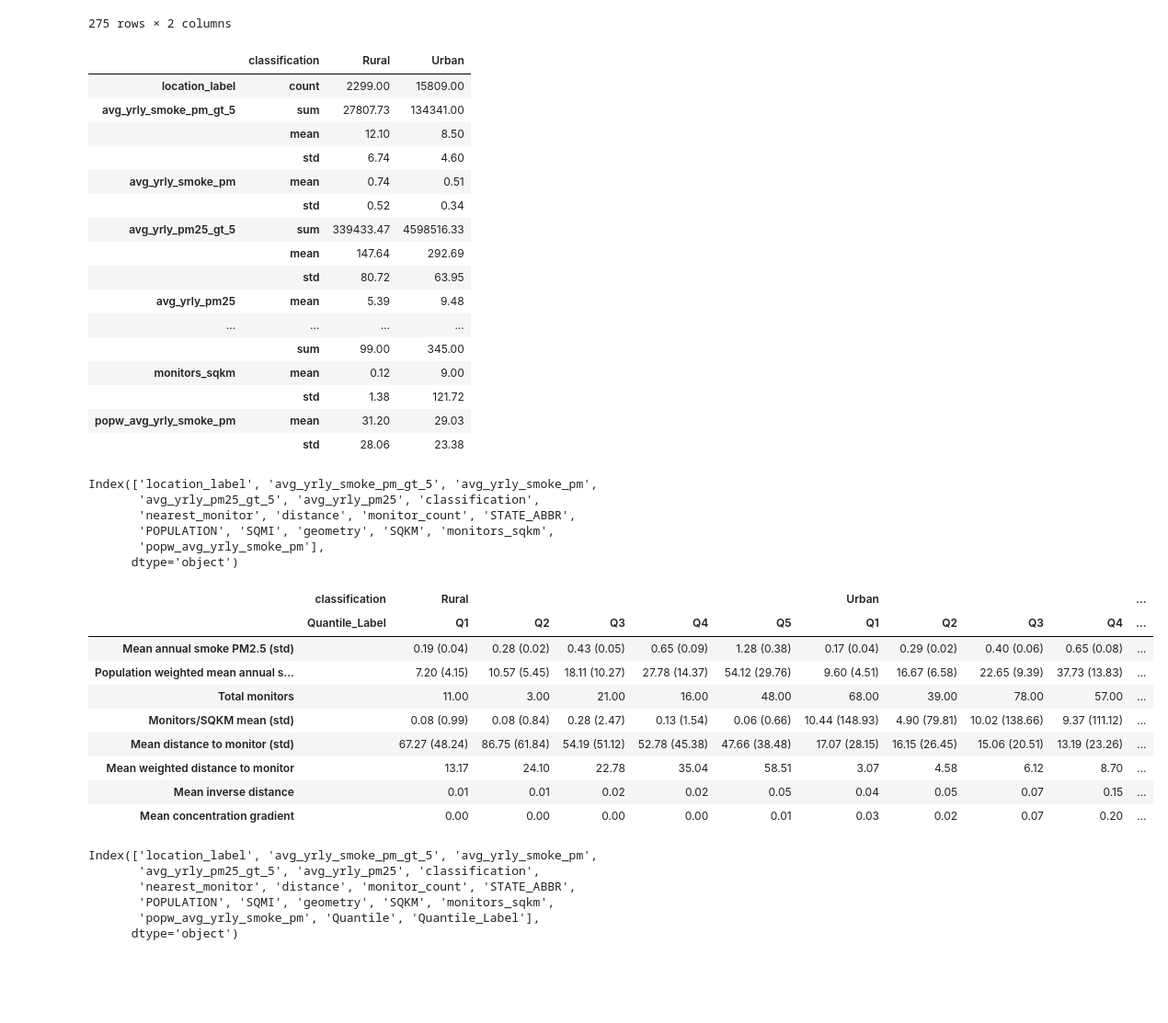
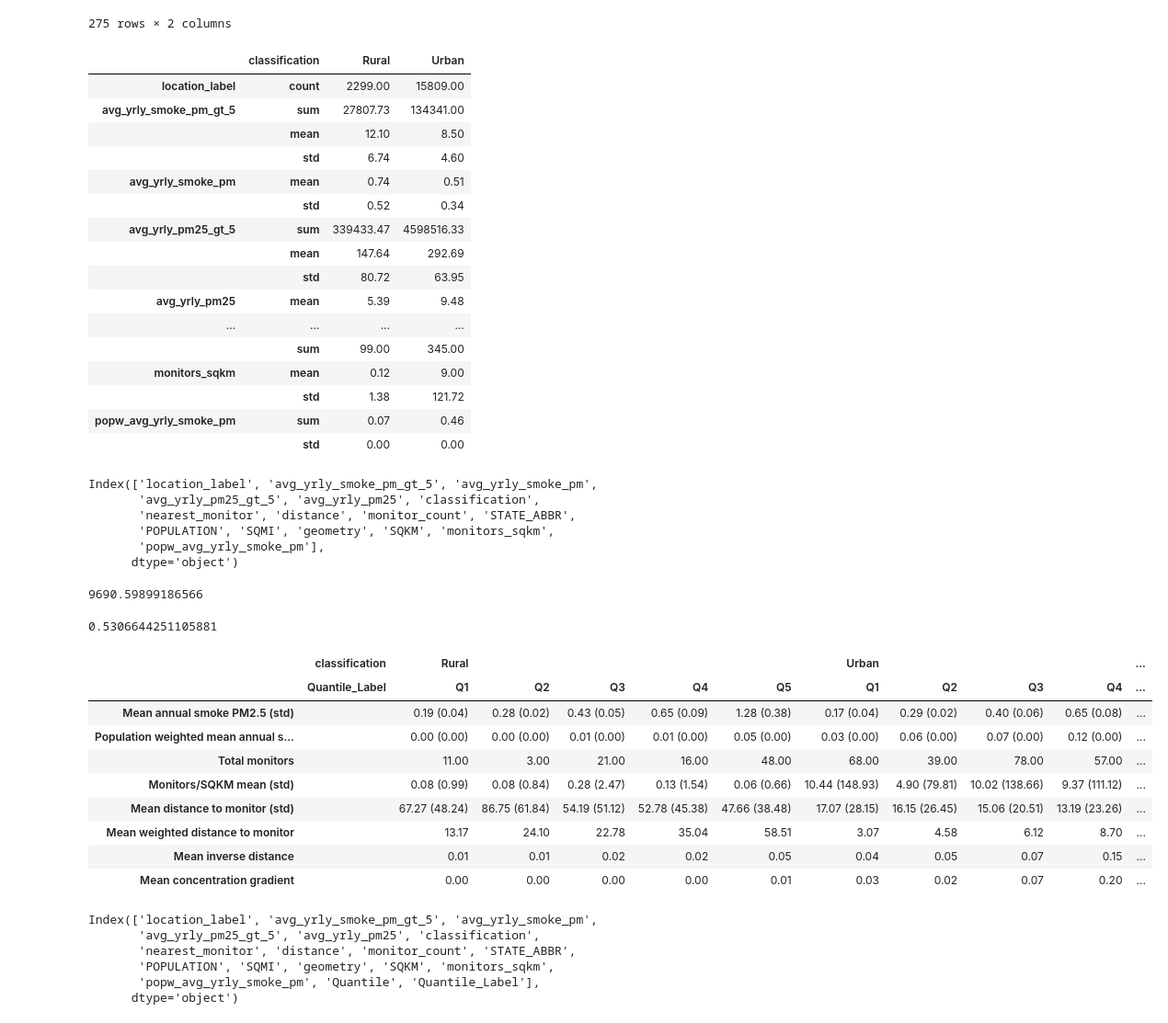
Before and after one commit to atrisovic/wildfire-monitors, a Jupyter notebook: stats.ipynb, the cells around one changed output. Shown at 92% size. Drawn from its saved outputs; the diff is of its cells as text; code cells hidden in the pictures; blank space fills up the shorter version.

```diff
--- a/stats.ipynb
+++ b/stats.ipynb
@@ -106,7 +116,7 @@ df.groupby("classification").agg({
     'distance': ['mean', 'std', ],
     'monitor_count': ['count', 'sum'],
     'monitors_sqkm': ['mean', 'std',],
-    'popw_avg_yrly_smoke_pm': ['mean', 'std',],
+    'popw_avg_yrly_smoke_pm': ['sum', 'std',],
 }).round(2).T
 # %% [output]
 |  | classification | Rural | Urban |
@@ -124,8 +134,8 @@ df.groupby("classification").agg({
 |  | sum | 99.00 | 345.00 |
 | monitors_sqkm | mean | 0.12 | 9.00 |
 |  | std | 1.38 | 121.72 |
-| popw_avg_yrly_smoke_pm | mean | 31.20 | 29.03 |
-|  | std | 28.06 | 23.38 |
+| popw_avg_yrly_smoke_pm | sum | 0.07 | 0.46 |
+|  | std | 0.00 | 0.00 |
 # %%
 def get_exposure_quantile(df, col, quantiles=3):
     df['Quantile'] = pd.qcut(df[col], quantiles, labels=False)
@@ -148,6 +158,14 @@ Index(['location_label', 'avg_yrly_smoke_pm_gt_5', 'avg_yrly_smoke_pm',
        'POPULATION', 'SQMI', 'geometry', 'SQKM', 'monitors_sqkm',
        'popw_avg_yrly_smoke_pm'],
       dtype='object')
+# %%
+df["avg_yrly_smoke_pm"].sum()
+# %% [output]
+9690.59899186566
+# %%
+df["popw_avg_yrly_smoke_pm"].sum()
+# %% [output]
+0.5306644251105881
 # %%
 quantiles = 5
 
@@ -167,40 +185,40 @@ concentration_gradient_metric = grouped.apply(lambda x: (x[col] / (x['distance']
 
 res = grouped.agg({
     col: ['mean', 'std'],
-    'popw_avg_yrly_smoke_pm': ['mean', 'std',],
+    'popw_avg_yrly_smoke_pm': ['sum', 'std',],
     'monitor_count': ['count', 'sum'],
     'monitors_sqkm': ['mean', 'std',],
     'distance': ['mean', 'std',],
     })
 
 res['Mean annual smoke PM2.5 (std)'] = res.apply(lambda x: f"{x[col]['mean']:.2f} ({x[col]['std']:.2f})", axis=1)
 res['Population weighted mean annual smoke PM2.5 (std)'] = res.apply(
-    lambda x: f"{x['popw_avg_yrly_smoke_pm']['mean']:.2f} ({x['popw_avg_yrly_smoke_pm']['std']:.2f})", axis=1)
+    lambda x: f"{x['popw_avg_yrly_smoke_pm']['sum']:.2f} ({x['popw_avg_yrly_smoke_pm']['std']:.2f})", axis=1)
 res['Total monitors']=res['monitor_count']['sum']
 res['Monitors/SQKM mean (std)'] = res.apply(lambda x: f"{x['monitors_sqkm']['mean']:.2f} ({x['monitors_sqkm']['std']:.2f})", axis=1)
 res['Mean distance to monitor (std)'] = res.apply(lambda x: f"{x['distance']['mean']:.2f} ({x['distance']['std']:.2f})", axis=1)
 
 res.drop(columns=['distance', 'monitor_count', 'monitors_sqkm', col, 'popw_avg_yrly_smoke_pm'], inplace=True)
 
 # A smaller value indicates better monitor placement because it means that monitors are closer to locations with higher concentrations.
 res['Mean weighted distance to monitor'] = weighted_distance_metric
 
 # This metric gives higher scores when high concentrations are located closer to the monitor.
 # A larger value indicates better monitor placement because it gives more weight to high concentrations at locations close to the monitor.
 res['Mean inverse distance'] = inverse_distance_metric
 
 # This metric assumes that concentration decreases rapidly with distance (like in diffusion-based scenarios).
 # A higher score would indicate that the monitor is well-placed near higher concentrations.
 res['Mean concentration gradient'] = concentration_gradient_metric
 
 df_formatted = res.applymap(format_numbers)
 
 df_formatted.T
 # %% [output]
 |  | classification | Rural |  |  |  |  | Urban |  |  |  | ... |
 |  | Quantile_Label | Q1 | Q2 | Q3 | Q4 | Q5 | Q1 | Q2 | Q3 | Q4 | ... |
 | Mean annual smoke PM2.5 (std) |  | 0.19 (0.04) | 0.28 (0.02) | 0.43 (0.05) | 0.65 (0.09) | 1.28 (0.38) | 0.17 (0.04) | 0.29 (0.02) | 0.40 (0.06) | 0.65 (0.08) | ... |
-| Population weighted mean annual s... |  | 7.20 (4.15) | 10.57 (5.45) | 18.11 (10.27) | 27.78 (14.37) | 54.12 (29.76) | 9.60 (4.51) | 16.67 (6.58) | 22.65 (9.39) | 37.73 (13.83) | ... |
+| Population weighted mean annual s... |  | 0.00 (0.00) | 0.00 (0.00) | 0.01 (0.00) | 0.01 (0.00) | 0.05 (0.00) | 0.03 (0.00) | 0.06 (0.00) | 0.07 (0.00) | 0.12 (0.00) | ... |
 | Total monitors |  | 11.00 | 3.00 | 21.00 | 16.00 | 48.00 | 68.00 | 39.00 | 78.00 | 57.00 | ... |
 | Monitors/SQKM mean (std) |  | 0.08 (0.99) | 0.08 (0.84) | 0.28 (2.47) | 0.13 (1.54) | 0.06 (0.66) | 10.44 (148.93) | 4.90 (79.81) | 10.02 (138.66) | 9.37 (111.12) | ... |
 | Mean distance to monitor (std) |  | 67.27 (48.24) | 86.75 (61.84) | 54.19 (51.12) | 52.78 (45.38) | 47.66 (38.48) | 17.07 (28.15) | 16.15 (26.45) | 15.06 (20.51) | 13.19 (23.26) | ... |
```
Also changed, not shown: parts of 3 cells of this notebook, 2 other files.
